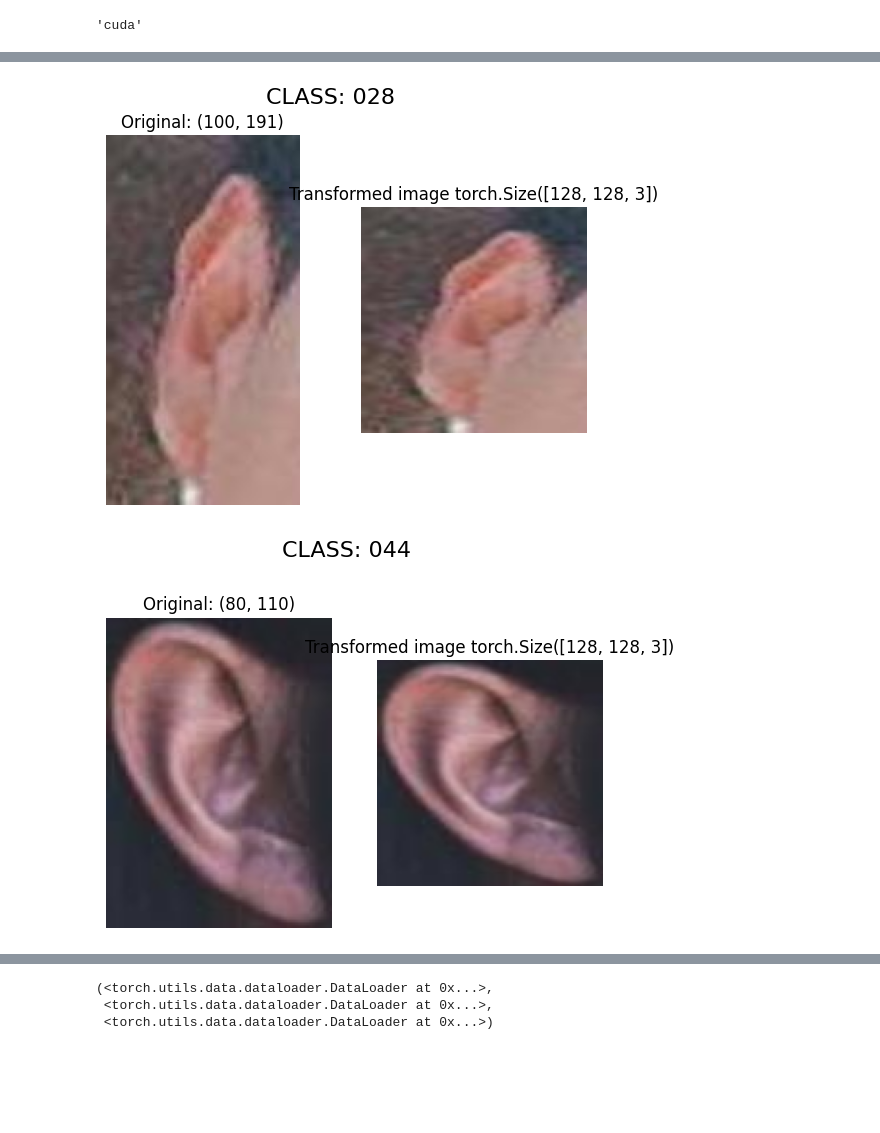
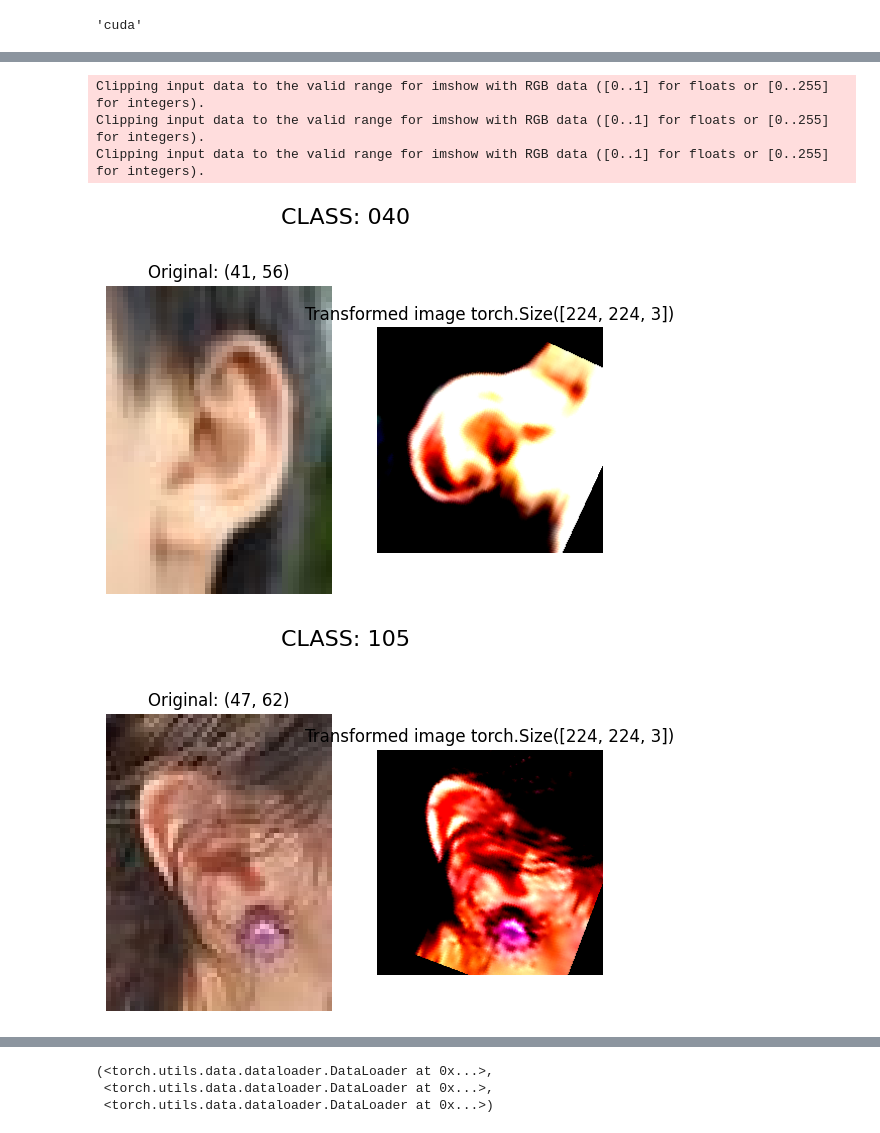
Before and after one commit to Girik-Khullar/Biometrics-Ear-Recognition, a Jupyter notebook: Dataset Preparation.ipynb, the cells around one changed output, grey strips where cells are left out. Cells and saved outputs as stored; diff of their text form; code cells hidden in the pictures; blank space fills up the shorter version.

```diff
--- a/Dataset Preparation.ipynb
+++ b/Dataset Preparation.ipynb
@@ -100,30 +86,76 @@ data_transform = transforms.Compose([
+# %%
+## Transforming data with torchvision.transform
+# transform images from jpg
+
+IMAGE_SIZE = 224
+
+# Define the mean and standard deviation of the ImageNet dataset for normalization
+imagenet_mean = [0.485, 0.456, 0.406]
+imagenet_std = [0.229, 0.224, 0.225]
+
+# Define the transformations
+train_data_transform = transforms.Compose([
+    # Resize images to 224x224 pixels
+    transforms.Resize((IMAGE_SIZE, IMAGE_SIZE)),
+    # Random horizontal flipping with a probability of 0.5
+    transforms.RandomHorizontalFlip(p=0.5),
+    # Random vertical flipping with a probability of 0.5
+    transforms.RandomVerticalFlip(p=0.5),
+    # Random rotation by 30 degrees
+    transforms.RandomRotation(30),
+    # Convert the image to a PyTorch tensor
+    transforms.ToTensor(),
+    # Normalize the image using ImageNet normalization values
+    transforms.Normalize(mean=imagenet_mean, std=imagenet_std)
+])
+
+valid_data_transform = transforms.Compose([
+    # Resize images
+    transforms.Resize(size=(IMAGE_SIZE, IMAGE_SIZE)),
+    # Turn the image into a torch tensor
+    transforms.ToTensor(),
+    # Normalize the image using ImageNet normalization values
+    transforms.Normalize(mean=imagenet_mean, std=imagenet_std)
+])
+
+test_data_transform = transforms.Compose([
+    # Resize images
+    transforms.Resize(size=(IMAGE_SIZE, IMAGE_SIZE)),
+    # Turn the image into a torch tensor
+    transforms.ToTensor(),
+    # Normalize the image using ImageNet normalization values
+    transforms.Normalize(mean=imagenet_mean, std=imagenet_std)
+])
 # %%
 def plot_transformed_images(images_paths: list, transform, n=3, seed=None):
     """
     Selects random images from a path of images and loads and transform them and plots
     the orignal + transformed version
     """
 
     if seed:
         random.seed(42)
     random_image_paths = random.sample(images_paths, k=n)
 
     for image_path in random_image_paths:
         with Image.open(image_path) as f:
             fig, ax = plt.subplots(nrows=1, ncols=2)
             ax[0].imshow(f)
             ax[0].set_title(f"Original: {f.size}")
             ax[0].axis(False)
 
             # transform and plot target image
             transformed_image = transform(f).permute(1, 2, 0) # (C,H,W)->(H,W,C)
             ax[1].imshow(transformed_image)
             ax[1].set_title(f"Transformed image {transformed_image.shape}")
             ax[1].axis("off")
 
             fig.suptitle(f"CLASS: {image_path.parent.stem}", fontsize=16)
 
-plot_transformed_images(images_path_list, data_transform, n=3)
+plot_transformed_images(images_path_list, train_data_transform, n=3)
 # %% [output]
+Clipping input data to the valid range for imshow with RGB data ([0..1] for floats or [0..255] for integers).
+Clipping input data to the valid range for imshow with RGB data ([0..1] for floats or [0..255] for integers).
+Clipping input data to the valid range for imshow with RGB data ([0..1] for floats or [0..255] for integers).
-[figure, old version]
+[figure, new version]
-[figure, old version]
+[figure, new version]
```
Also changed, not shown: parts of 32 cells of this notebook, 15 other files.
